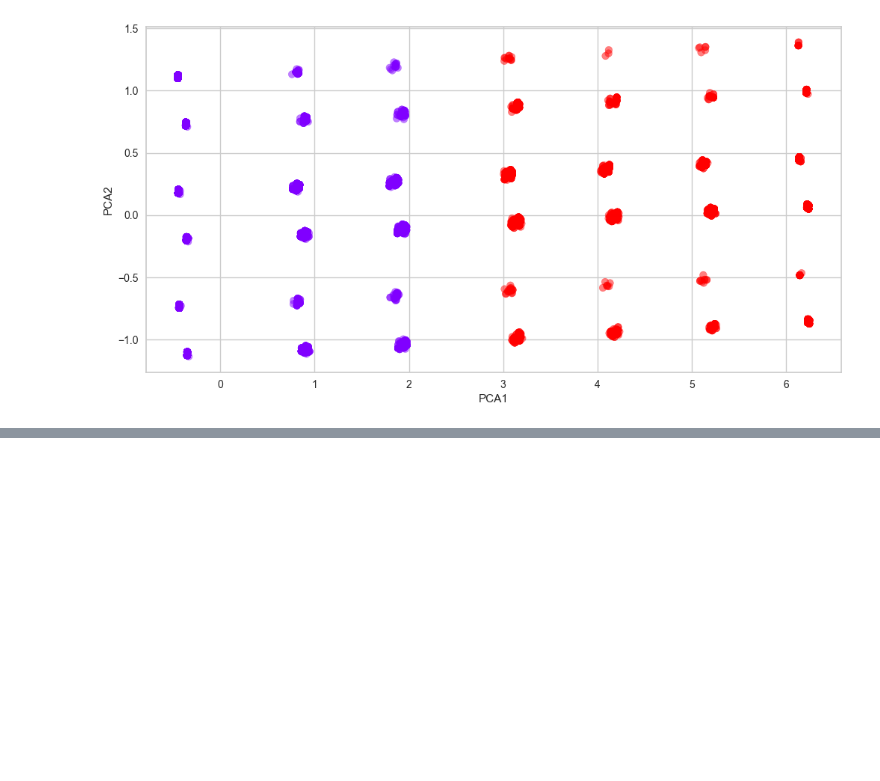
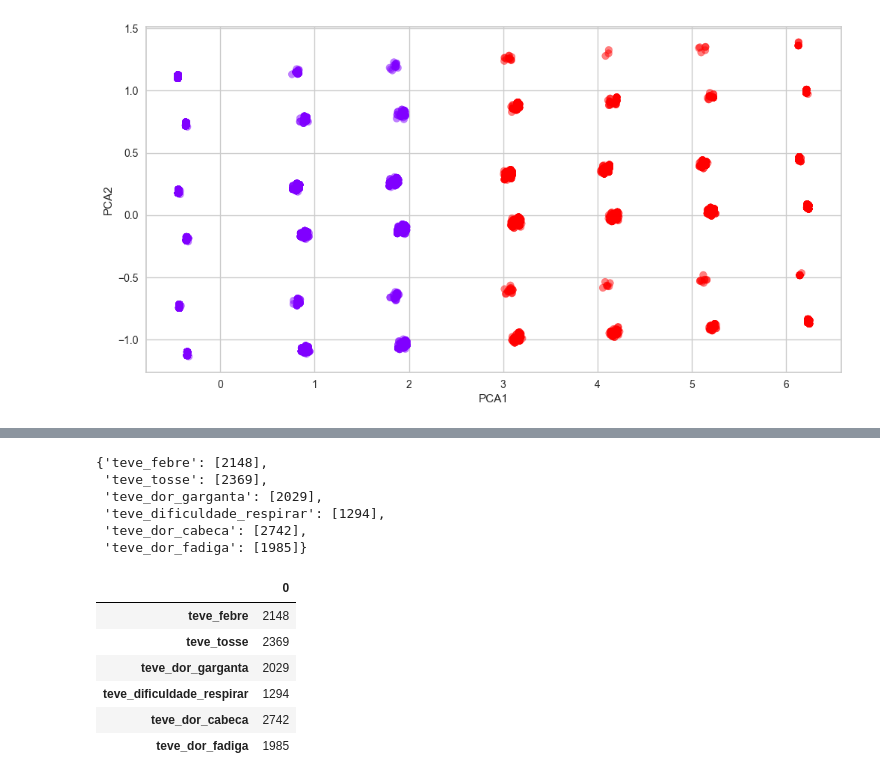
Before and after one commit to Rogeriom49/4DTAT, a Jupyter notebook: techChallange3/clustering_positivados.ipynb, the cells around one changed output, grey strips where cells are left out. Saved outputs shown, nothing was run; the diff lists cells and outputs as text; code cells hidden in the pictures; blank space fills up the shorter version.

```diff
--- a/techChallange3/clustering_positivados.ipynb
+++ b/techChallange3/clustering_positivados.ipynb
@@ -461,0 +500,27 @@ fPlotaGraficos(df_teve_dor_fadiga, 'Teve o Sintoma de Fatiga')
+# %%
+vListaSintomas = ['teve_febre', 'teve_tosse','teve_dor_garganta','teve_dificuldade_respirar','teve_dor_cabeca','teve_dor_fadiga']
+dSintomas = {}
+vValores = []
+for sintomas in vListaSintomas:
+    dSintomas.update({sintomas:[df_ListaSintomas[sintomas].loc[lambda x:x==1].value_counts().values[0]]})
+
+dSintomas
+# %% [output]
+{'teve_febre': [2148],
+ 'teve_tosse': [2369],
+ 'teve_dor_garganta': [2029],
+ 'teve_dificuldade_respirar': [1294],
+ 'teve_dor_cabeca': [2742],
+ 'teve_dor_fadiga': [1985]}
+# %%
+df_total_sintomas = pd.DataFrame(dSintomas)
+# %%
+df_total_sintomas.T
+# %% [output]
+|  | 0 |
+| teve_febre | 2148 |
+| teve_tosse | 2369 |
+| teve_dor_garganta | 2029 |
+| teve_dificuldade_respirar | 1294 |
+| teve_dor_cabeca | 2742 |
+| teve_dor_fadiga | 1985 |
```
Also changed, not shown: parts of 10 cells of this notebook.
